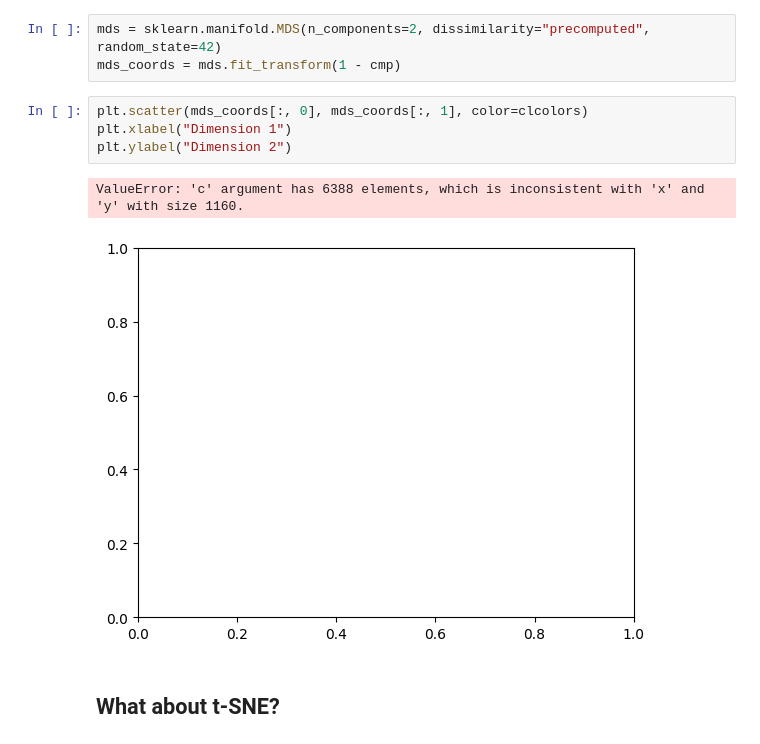
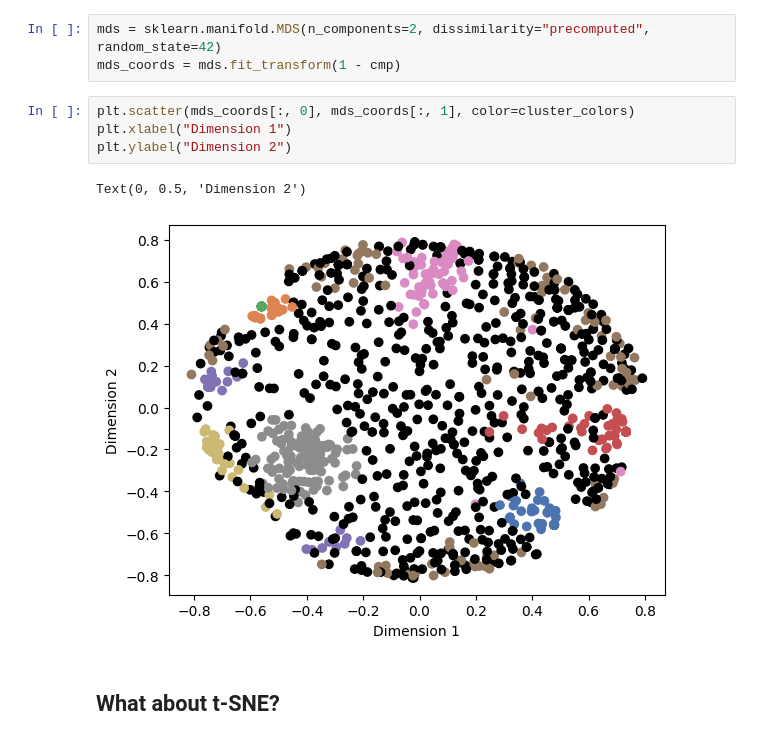
Before and after one commit to ctb/2024-pangenome-hash-corr, a Jupyter notebook: hdbscan.ipynb, the cells around one changed output. Cells and saved outputs as stored; diff of their text form.

```diff
--- a/hdbscan.ipynb
+++ b/hdbscan.ipynb
@@ -132,12 +132,12 @@ got 8 labels
 mds = sklearn.manifold.MDS(n_components=2, dissimilarity="precomputed", random_state=42)
 mds_coords = mds.fit_transform(1 - cmp)
 # %%
-plt.scatter(mds_coords[:, 0], mds_coords[:, 1], color=clcolors)
+plt.scatter(mds_coords[:, 0], mds_coords[:, 1], color=cluster_colors)
 plt.xlabel("Dimension 1")
 plt.ylabel("Dimension 2")
 # %% [output]
-ValueError: 'c' argument has 6388 elements, which is inconsistent with 'x' and 'y' with size 1160.
+Text(0, 0.5, 'Dimension 2')
-[figure, old version]
+[figure, new version]
 # %% [markdown]
 ## What about t-SNE?
 # %%
```
Also changed, not shown: parts of 3 cells of this notebook.
